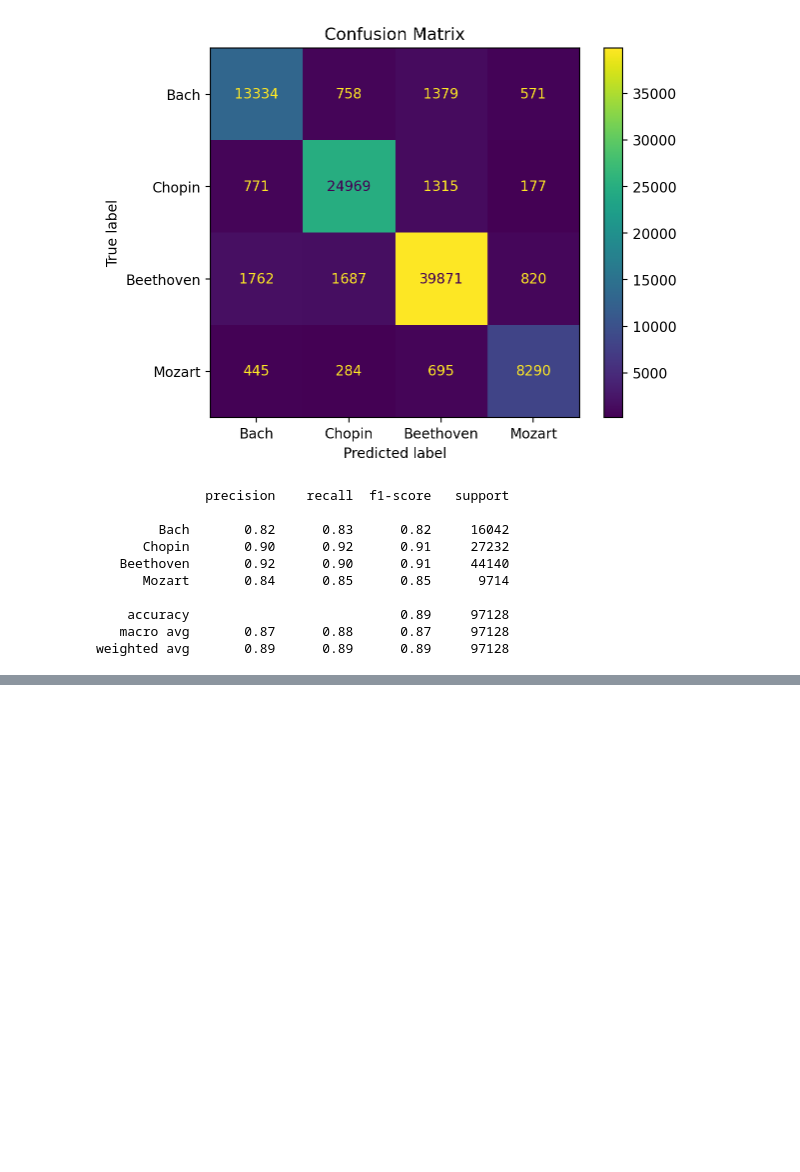
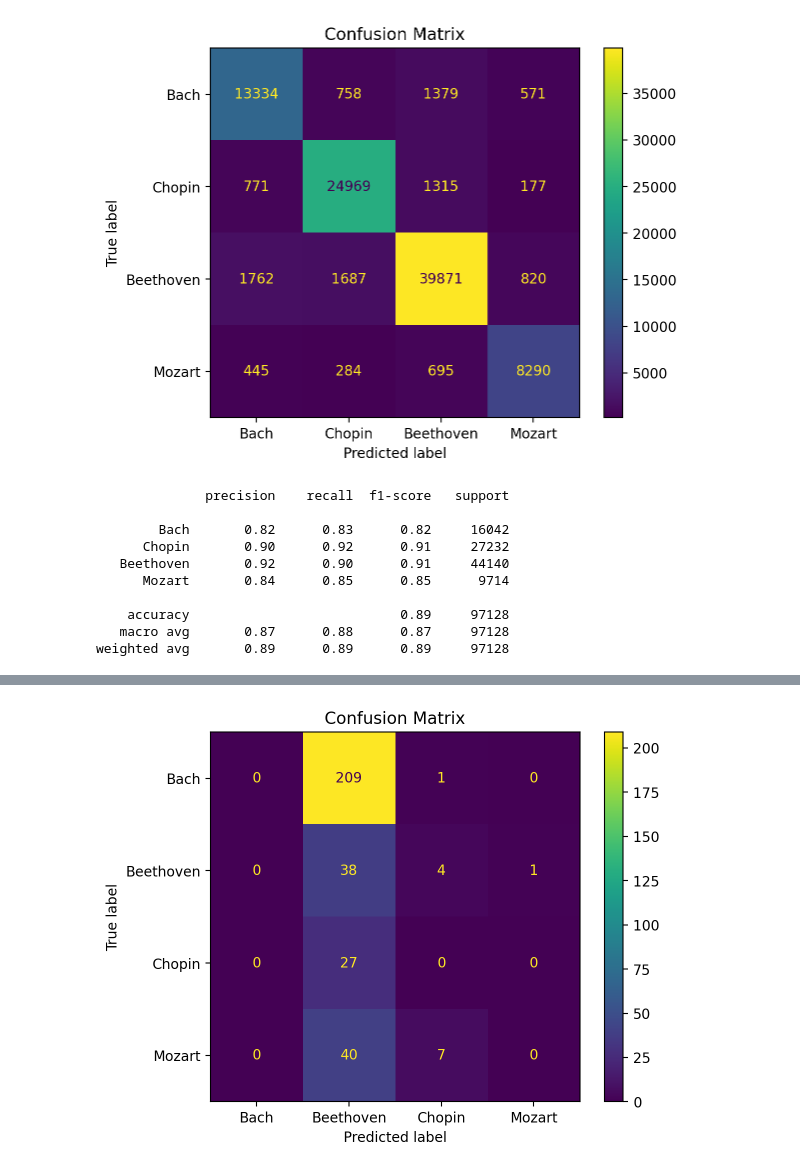
Before and after one commit to elan-wilkinson/Musical-Composer-Prediction-Grp8, a Jupyter notebook: AAI_511_Project_Midi_classic_music.ipynb, the cells around one changed output, grey strips where cells are left out. Cells and saved outputs as stored; diff of their text form; code cells hidden in the pictures; blank space fills up the shorter version.

```diff
--- a/AAI_511_Project_Midi_classic_music.ipynb
+++ b/AAI_511_Project_Midi_classic_music.ipynb
@@ -318,0 +450,14 @@ weighted avg       0.89      0.89      0.89     97128
+# %%
+# encode the y labels
+label_encoder = LabelEncoder()
+encoded_labels = label_encoder.fit_transform(y_test)
+encoded_labels = to_categorical(encoded_labels, num_classes=4)
+# %%
+# create predictions and test accuracy - pretty terrible
+
+
+predictions = model.predict(X_test_arr)
+y_pred = np.argmax(predictions, axis=1)
+y_true = np.argmax(encoded_labels, axis=1)
+#print classification report
+print(classification_report(y_true, y_pred))
@@ -318,0 +476,9 @@ weighted avg       0.89      0.89      0.89     97128
+# %%
+
+cm = confusion_matrix(y_true, y_pred)
+cm_display = ConfusionMatrixDisplay(cm, display_labels=label_encoder.classes_)
+cm_display.plot(cmap='viridis')
+plt.title('Confusion Matrix')
+plt.show()
+# %% [output]
+[figure, added]
```
Also changed, not shown: parts of 18 cells of this notebook.
